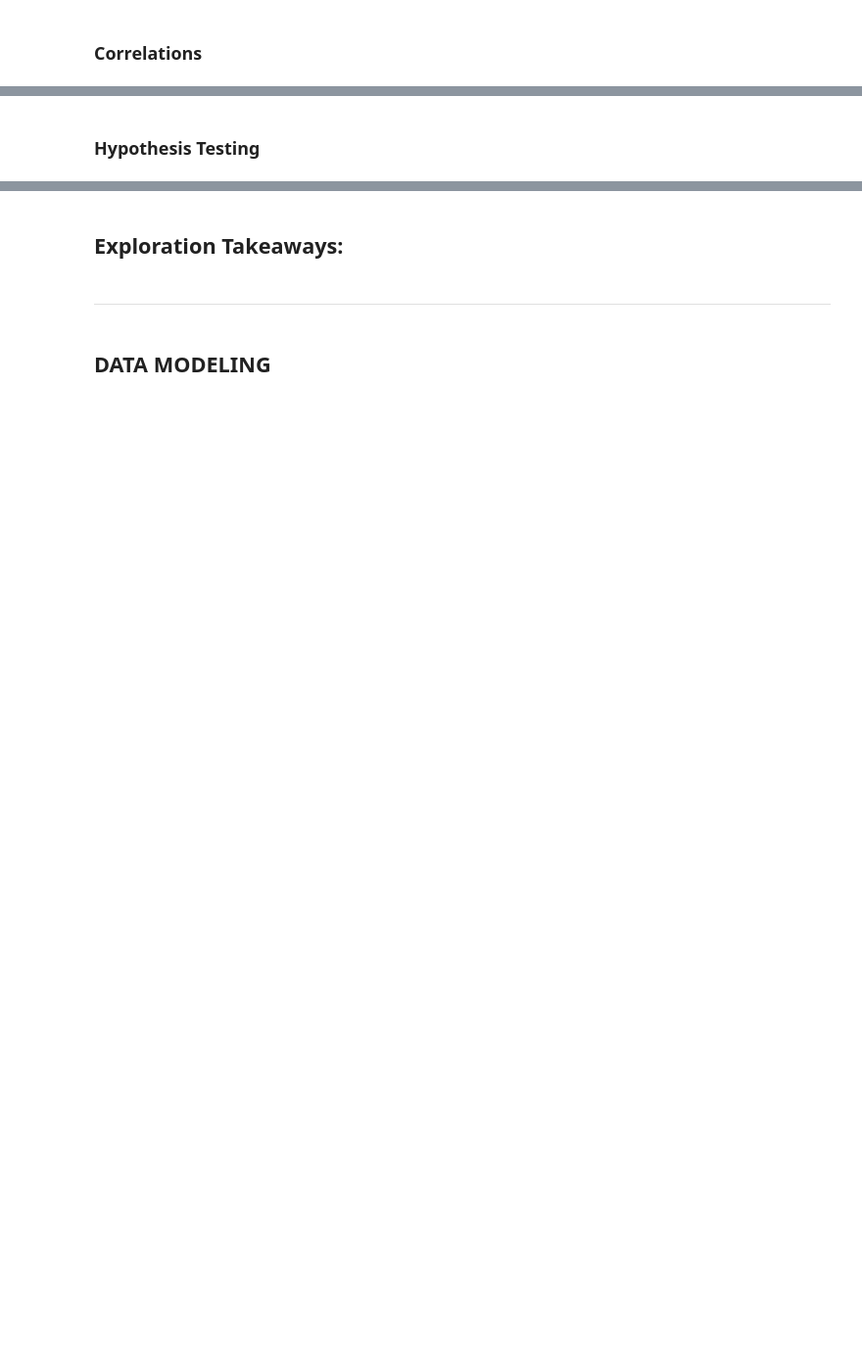
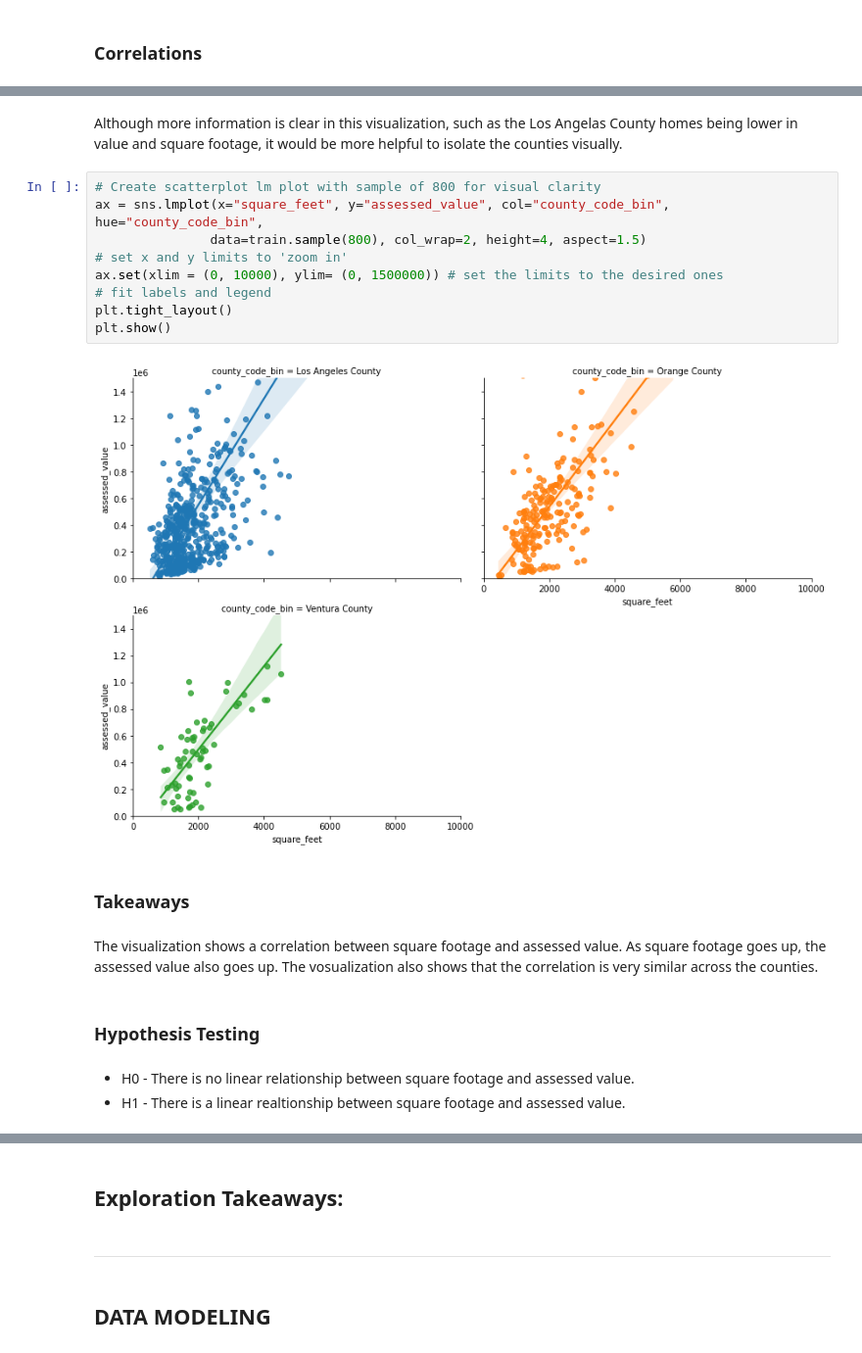
Before and after one commit to rachelrobbinsmayhill/regression-project, a Jupyter notebook: Final_Report.ipynb, the cells around one changed output, grey strips where cells are left out. Shown at 98% size. Cells and saved outputs as stored; diff of their text form; blank space fills up the shorter version.

```diff
--- a/Final_Report.ipynb
+++ b/Final_Report.ipynb
@@ -121,2 +218,22 @@ df.shape
+# %% [markdown]
+Although more information is clear in this visualization, such as the Los Angelas County homes being lower in value and square footage, it would be more helpful to isolate the counties visually.
+# %%
+# Create scatterplot lm plot with sample of 800 for visual clarity
+ax = sns.lmplot(x="square_feet", y="assessed_value", col="county_code_bin", hue="county_code_bin",
+               data=train.sample(800), col_wrap=2, height=4, aspect=1.5)
+# set x and y limits to 'zoom in'
+ax.set(xlim = (0, 10000), ylim= (0, 1500000)) # set the limits to the desired ones
+# fit labels and legend
+plt.tight_layout()
+plt.show()
+# %% [output]
+[figure, added]
+# %% [markdown]
+### Takeaways
+# %% [markdown]
+The visualization shows a correlation between square footage and assessed value. As square footage goes up, the assessed value also goes up. The vosualization also shows that the correlation is very similar across the counties.
 # %% [markdown]
 ### Hypothesis Testing
+# %% [markdown]
+- H0 - There is no linear relationship between square footage and assessed value.
+- H1 - There is a linear realtionship between square footage and assessed value.
```
Also changed, not shown: parts of 79 cells of this notebook.
